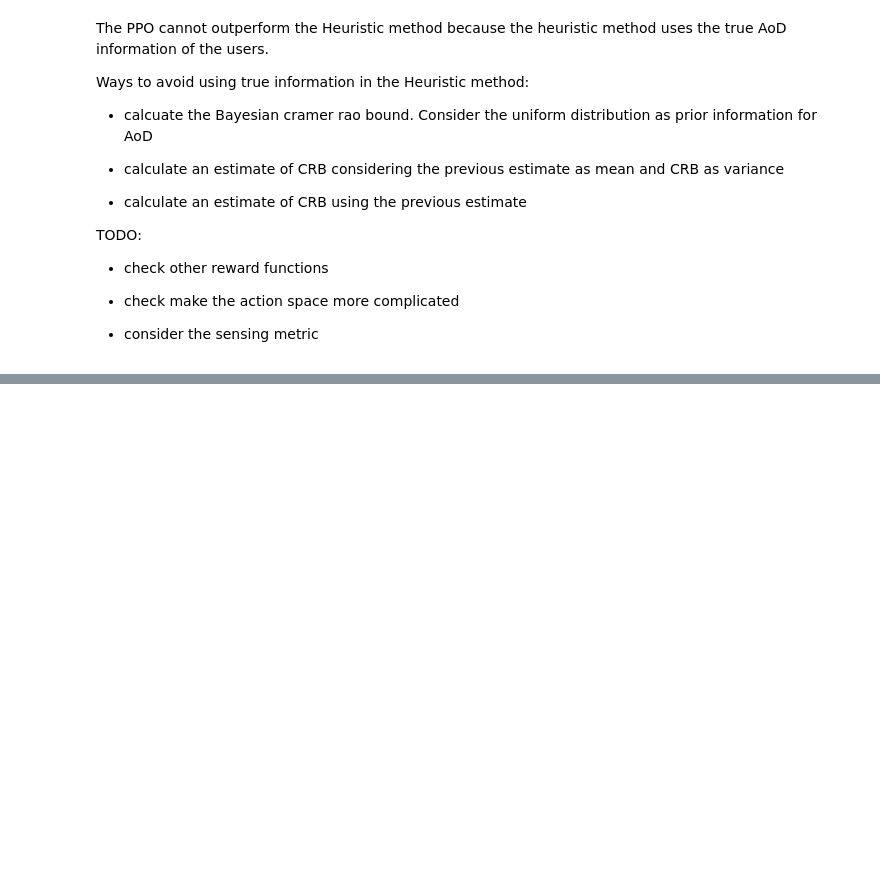
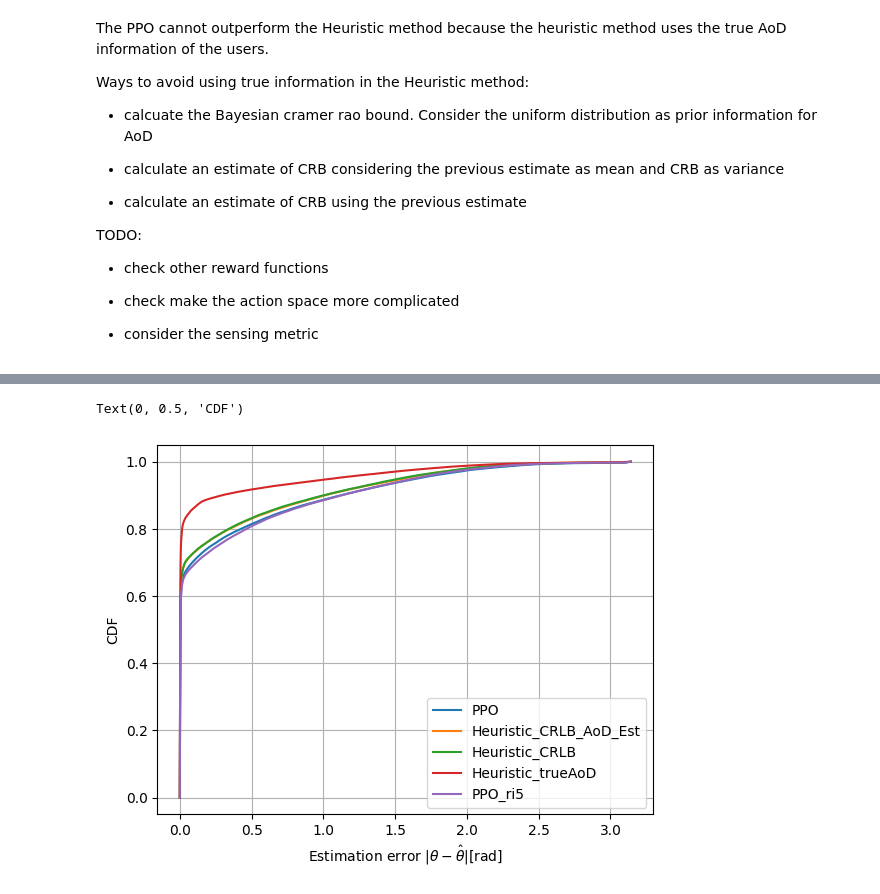
Before and after one commit to april427/Centric-BM, a Jupyter notebook: documents/09-27.ipynb, the cells around one changed output, grey strips where cells are left out. Cells and saved outputs as stored; diff of their text form; code cells hidden in the pictures; blank space fills up the shorter version.

```diff
--- a/documents/09-27.ipynb
+++ b/documents/09-27.ipynb
@@ -102,0 +150,19 @@ TODO:
+# %%
+import numpy as np
+import matplotlib.pyplot as plt
+# Estimation error CDF
+fig, ax = plt.subplots()
+files = ['Multi-user-BM/results_bm/Er_PPO', 'Multi-user-BM/results_bm/Er_Heuristic_crlb_aod_est', 'Multi-user-BM/results_bm/Er_Heuristic_crlb', 'Multi-user-BM/results_bm/Er_Heuristic_genie','Multi-user-BM/results_bm/Er_PPO_test']
+for file in files:
+    err = np.loadtxt(file)
+    er = np.concatenate(err).ravel().tolist()
+    data_cdf = np.sort(er)
+    yvals = np.arange(len(data_cdf))/float(len(data_cdf)-1)
+    ax.plot(data_cdf, yvals, '-')
+ax.legend(['PPO', 'Heuristic_CRLB_AoD_Est', 'Heuristic_CRLB', 'Heuristic_trueAoD','PPO_ri5'])
+ax.grid()
+ax.set_xlabel('Estimation error '+ r'$|\theta - \hat{\theta}|$[rad]')
+ax.set_ylabel('CDF')
+# %% [output]
+Text(0, 0.5, 'CDF')
+[figure, added]
```
Also changed, not shown: parts of 9 cells of this notebook, 17 other files.
